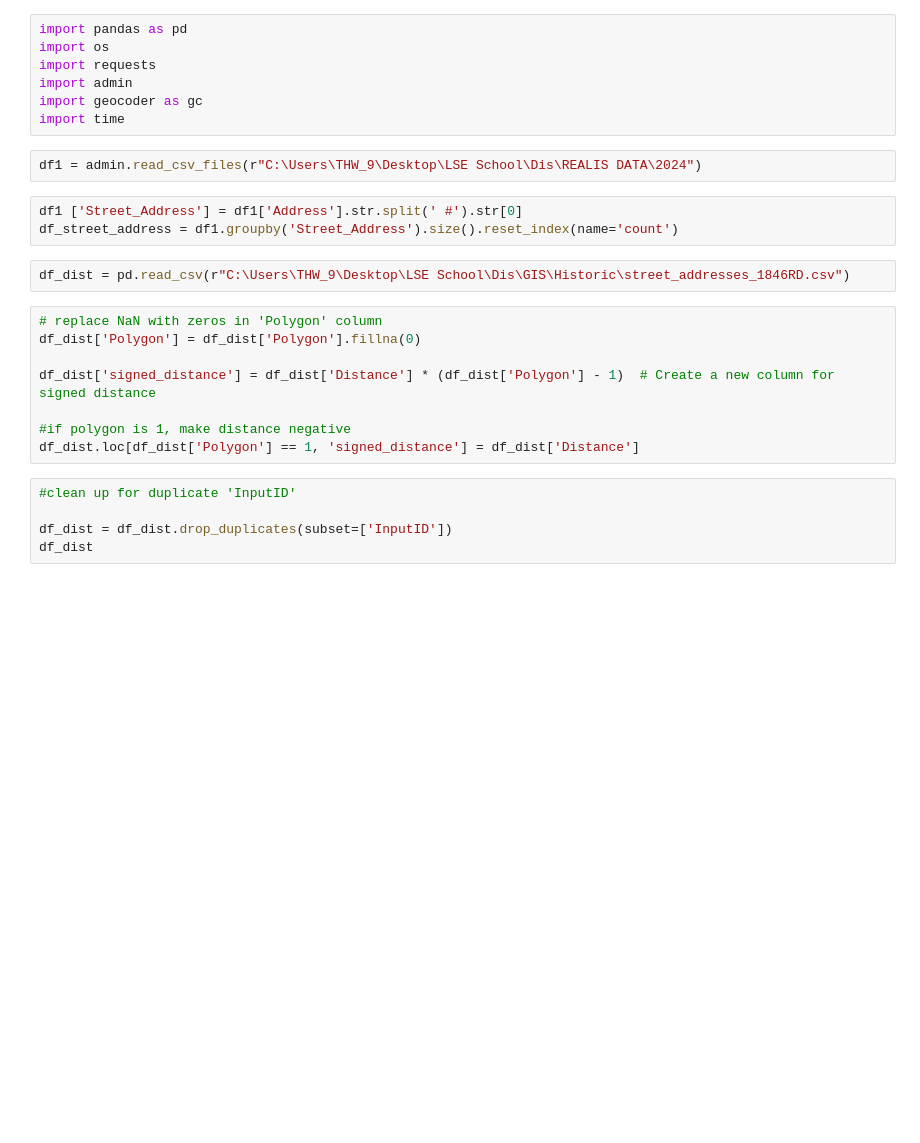
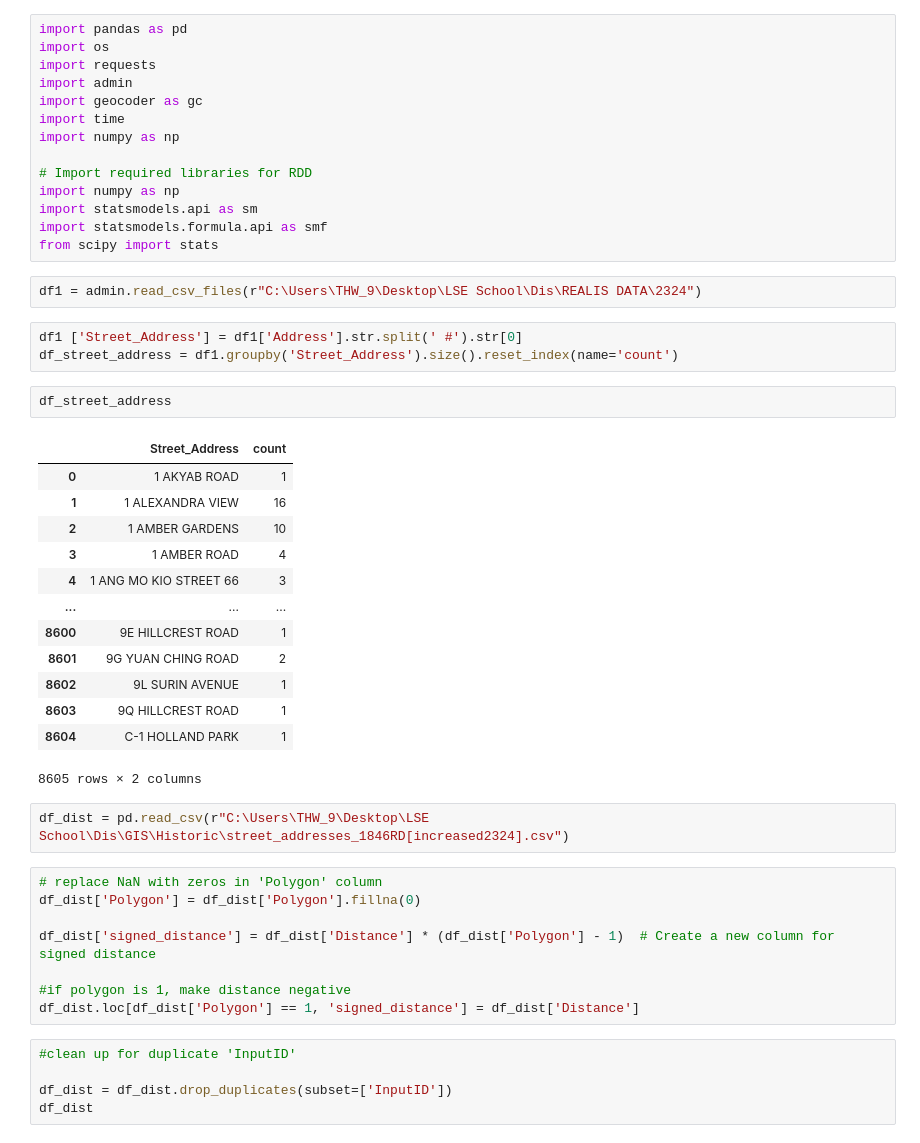
Before and after one commit to AuweiTeng/Thesis-Colonial-Premium, a Jupyter notebook: RDD_Main.ipynb, the cells around one changed output. Saved outputs shown, nothing was run; the diff lists cells and outputs as text; blank space fills up the shorter version.

```diff
--- a/RDD_Main.ipynb
+++ b/RDD_Main.ipynb
@@ -5,13 +5,36 @@ import requests
 import admin
 import geocoder as gc
 import time
+import numpy as np
+
+# Import required libraries for RDD
+import numpy as np
+import statsmodels.api as sm
+import statsmodels.formula.api as smf
+from scipy import stats
 # %%
-df1 = admin.read_csv_files(r"C:\Users\THW_9\Desktop\LSE School\Dis\REALIS DATA\2024")
+df1 = admin.read_csv_files(r"C:\Users\THW_9\Desktop\LSE School\Dis\REALIS DATA\2324")
 # %%
 df1 ['Street_Address'] = df1['Address'].str.split(' #').str[0]
 df_street_address = df1.groupby('Street_Address').size().reset_index(name='count')
+# %%
+df_street_address
+# %% [output]
+|  | Street_Address | count |
+| 0 | 1 AKYAB ROAD | 1 |
+| 1 | 1 ALEXANDRA VIEW | 16 |
+| 2 | 1 AMBER GARDENS | 10 |
+| 3 | 1 AMBER ROAD | 4 |
+| 4 | 1 ANG MO KIO STREET 66 | 3 |
+| ... | ... | ... |
+| 8600 | 9E HILLCREST ROAD | 1 |
+| 8601 | 9G YUAN CHING ROAD | 2 |
+| 8602 | 9L SURIN AVENUE | 1 |
+| 8603 | 9Q HILLCREST ROAD | 1 |
+| 8604 | C-1 HOLLAND PARK | 1 |
+8605 rows × 2 columns
 # %%
-df_dist = pd.read_csv(r"C:\Users\THW_9\Desktop\LSE School\Dis\GIS\Historic\street_addresses_1846RD.csv")
+df_dist = pd.read_csv(r"C:\Users\THW_9\Desktop\LSE School\Dis\GIS\Historic\street_addresses_1846RD[increased2324].csv")
 # %%
 # replace NaN with zeros in 'Polygon' column
 df_dist['Polygon'] = df_dist['Polygon'].fillna(0)
```
Also changed, not shown: parts of 19 cells of this notebook, 1 other file.
